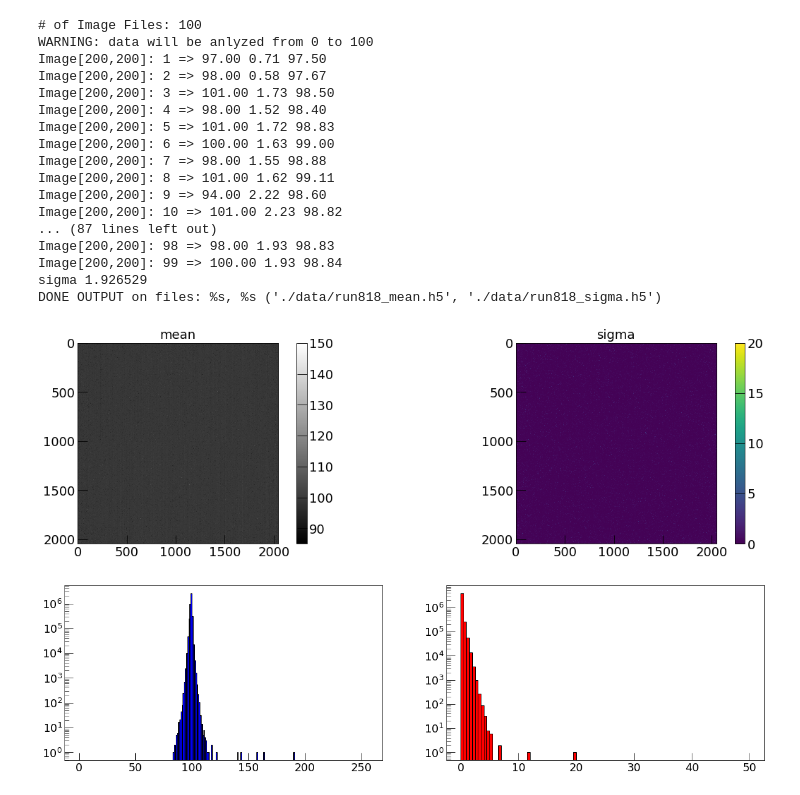
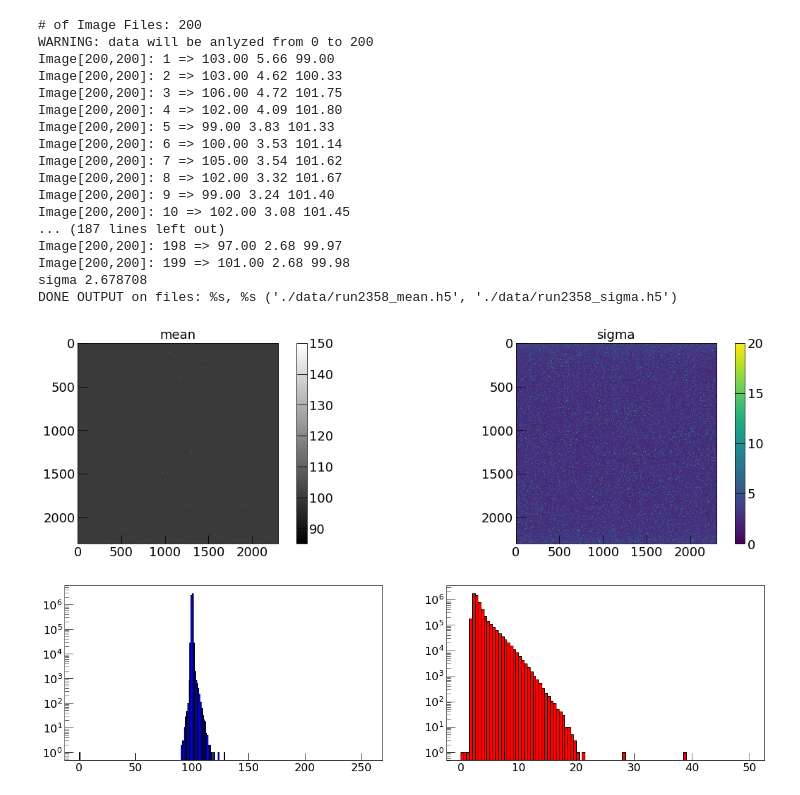
Before and after one commit to gmazzitelli/cygno, a Jupyter notebook: runs-pedestals.ipynb, the cells around one changed output. Cells and saved outputs as stored; diff of their text form; code cells hidden in the pictures.

```diff
--- a/runs-pedestals.ipynb
+++ b/runs-pedestals.ipynb
@@ -28,14 +28,11 @@ x_resolution = y_resolution = 2048
 from itertools import combinations
 # %%
-dataSelection = 'LAB'
-runI = [848, 849, 850, 851, 852, 853, 854, 855, 856, 857, 858, 859, 860]
-runI = [828, 827, 826, 825, 824, 823]
-dataSelection = 'FNG'
-runI = [813, 814, 815, 826]
-dataSelection = 'LAB'
-runI = [741, 742]
-dataSelection = 'LAB'
-runI = [818]
+#######
+x_resolution = y_resolution = 2048
+########
+x_resolution = y_resolution = 2304
+dataSelection = 'TES'
+runI = [2358]
 start_image_to_read = 0
 max_image_to_read = 0
 for nRi in range(0,len(runI)):
@@ -56,8 +53,9 @@ for nRi in range(0,len(runI)):
 
     n0 = 0
     for iImg in range(start_image_to_read, nImag):
-        image = cy.swift_read_image_h5(cy.imageFile2FullPathCygnus(
-            dataSelection, runI[nRi], iImg))
+        fii = cy.imageFile2FullPathCygnus(dataSelection, runI[nRi], iImg)
+        filepach = fii[0:35]+'_'+fii[35:]
+        image = cy.swift_read_image_h5(filepach)
         m_image += image
         s_image += image**2
         if n0 > 0:  # print progress and debung info for poit 200, 200...
@@ -81,55 +79,53 @@ for nRi in range(0,len(runI)):
     cy.write_image_h5(fileouts, s_image)
     print("DONE OUTPUT on files: %s, %s", (fileoutm, fileouts))
 # %% [output]
-# of Image Files: 100
-WARNING: data will be anlyzed from 0 to 100
-Image[200,200]: 1 => 97.00 0.71 97.50
-Image[200,200]: 2 => 98.00 0.58 97.67
-Image[200,200]: 3 => 101.00 1.73 98.50
-Image[200,200]: 4 => 98.00 1.52 98.40
-Image[200,200]: 5 => 101.00 1.72 98.83
-Image[200,200]: 6 => 100.00 1.63 99.00
-Image[200,200]: 7 => 98.00 1.55 98.88
-Image[200,200]: 8 => 101.00 1.62 99.11
-Image[200,200]: 9 => 94.00 2.22 98.60
-Image[200,200]: 10 => 101.00 2.23 98.82
-... (87 lines left out)
-Image[200,200]: 98 => 98.00 1.93 98.83
-Image[200,200]: 99 => 100.00 1.93 98.84
-sigma 1.926529
-DONE OUTPUT on files: %s, %s ('./data/run818_mean.h5', './data/run818_sigma.h5')
+# of Image Files: 200
+WARNING: data will be anlyzed from 0 to 200
+Image[200,200]: 1 => 103.00 5.66 99.00
+Image[200,200]: 2 => 103.00 4.62 100.33
+Image[200,200]: 3 => 106.00 4.72 101.75
+Image[200,200]: 4 => 102.00 4.09 101.80
+Image[200,200]: 5 => 99.00 3.83 101.33
+Image[200,200]: 6 => 100.00 3.53 101.14
+Image[200,200]: 7 => 105.00 3.54 101.62
+Image[200,200]: 8 => 102.00 3.32 101.67
+Image[200,200]: 9 => 99.00 3.24 101.40
+Image[200,200]: 10 => 102.00 3.08 101.45
+... (187 lines left out)
+Image[200,200]: 198 => 97.00 2.68 99.97
+Image[200,200]: 199 => 101.00 2.68 99.98
+sigma 2.678708
+DONE OUTPUT on files: %s, %s ('./data/run2358_mean.h5', './data/run2358_sigma.h5')
 # %%
-dataSelection = 'LAB'
-runI = 818
 cy.set_atlas_style('long')
-run = 817
+run = 2358
 try:
     fileoutm = ("./data/run%d_mean.h5" % (run))
     imagem = cy.read_image_h5(fileoutm)
 except:
     print ("No file for run %s, run script runs-pedestals.ipynb" % run)
 try:
     fileouts = ("./data/run%d_sigma.h5" % (run))
     images = cy.read_image_h5(fileouts)
 except:
     print ("No file for run %s, run script runs-pedestals.ipynb" % run)
 
 
 fig, ax = plt.subplots(1,2)
 im = ax[0].imshow(imagem, cmap="gray", vmin=85,vmax=150)
 fig.colorbar(im, ax=ax[0])
 ax[0].set_title("mean")
 ax[1].set_title("sigma")
 im = ax[1].imshow(images, vmin=0,vmax=20)
 fig.colorbar(im, ax=ax[1])
 plt.show()
 fig, ax = plt.subplots(1,2)
 ax[0].hist(imagem.ravel(), bins=256, range=(0.0, 256.0), fc='b', ec='k')
 ax[1].hist(images.ravel(), bins=100, range=(0.0, 50.0), fc='r', ec='k')
 ax[0].set_yscale("log")
 ax[1].set_yscale("log")
 
 plt.show()
 # %% [output]
-[figure, old version]
+[figure, new version]
-[figure, old version]
+[figure, new version]
```
Also changed, not shown: parts of 1 cell of this notebook, 15 other files.
